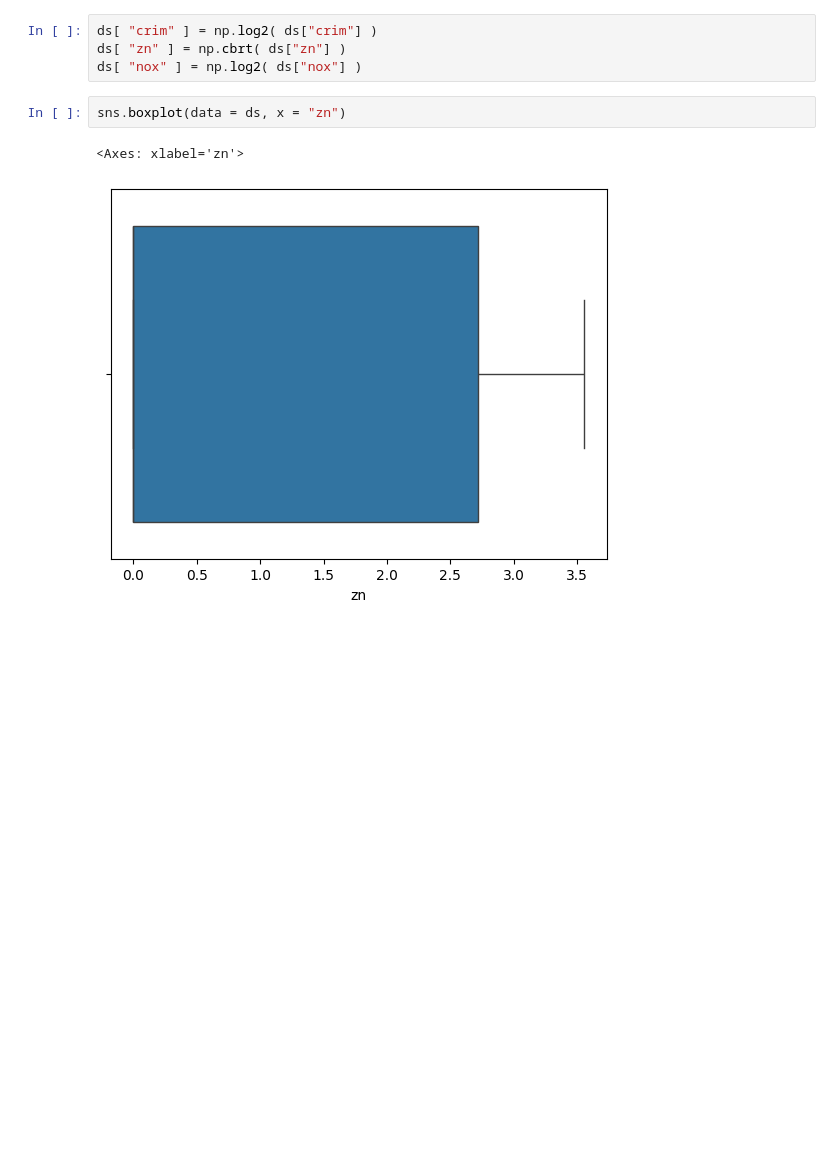
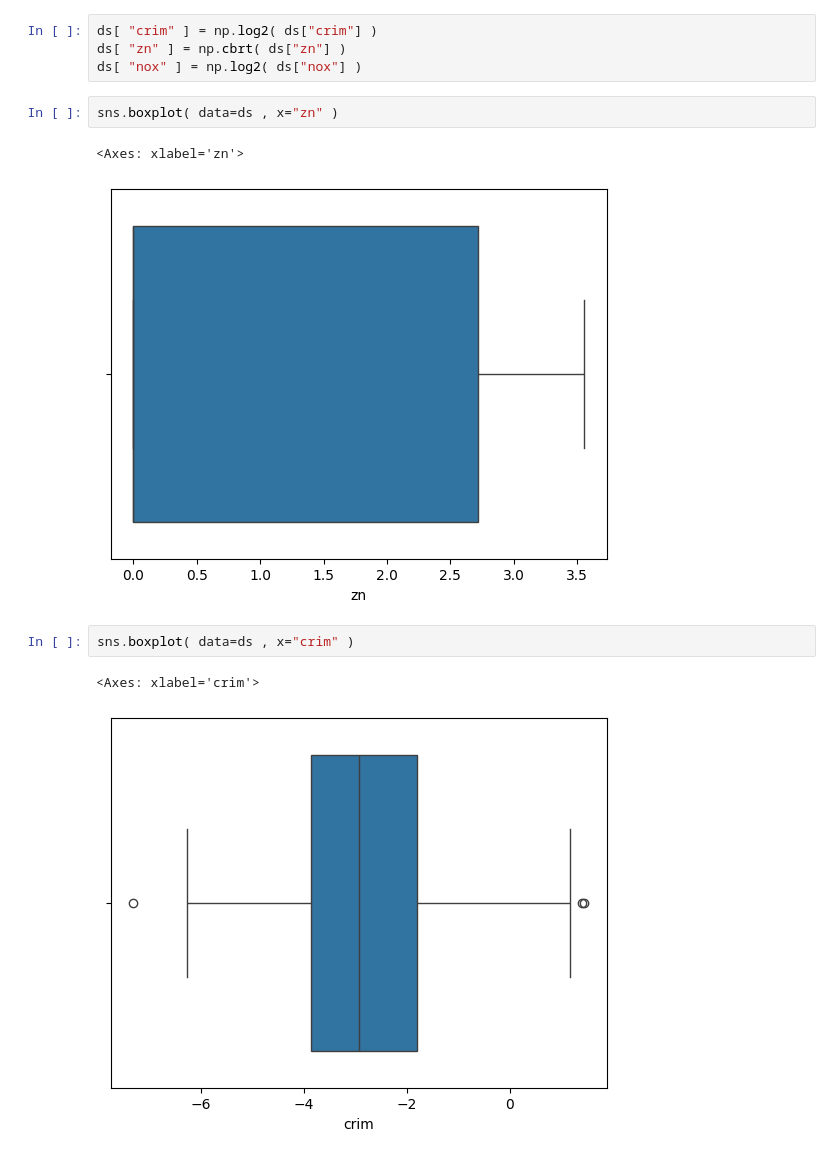
Before and after one commit to Advait0801/SPPU-COMP-2019-Assignments, a Jupyter notebook: Assignment8/Assignment8.ipynb, the cells around one changed output. Saved outputs shown, nothing was run; the diff lists cells and outputs as text; blank space fills up the shorter version.

```diff
--- a/Assignment8/Assignment8.ipynb
+++ b/Assignment8/Assignment8.ipynb
@@ -184,7 +186,12 @@ ds[ "crim" ] = np.log2( ds["crim"] )
 ds[ "zn" ] = np.cbrt( ds["zn"] )
 ds[ "nox" ] = np.log2( ds["nox"] )
 # %%
-sns.boxplot(data = ds, x = "zn")
+sns.boxplot( data=ds , x="zn" )
 # %% [output]
 <Axes: xlabel='zn'>
 [figure]
+# %%
+sns.boxplot( data=ds , x="crim" )
+# %% [output]
+<Axes: xlabel='crim'>
+[figure, added]
```
Also changed, not shown: parts of 12 cells of this notebook, 7 other files.
